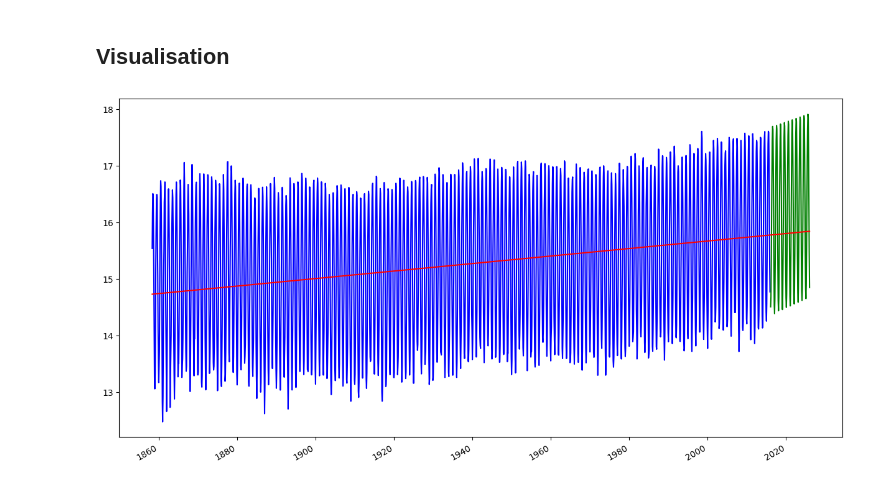
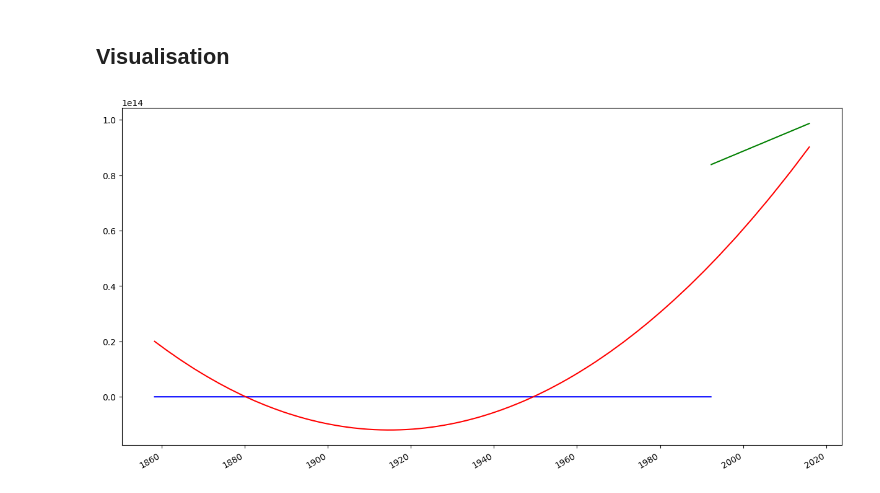
Before and after one commit to vinpap/predict_climate_change, a Jupyter notebook: model.ipynb, the cells around one changed output. Saved outputs shown, nothing was run; the diff lists cells and outputs as text; code cells hidden in the pictures.

```diff
--- a/model.ipynb
+++ b/model.ipynb
@@ -5,9 +5,12 @@ import pandas as pd
 from pmdarima import auto_arima
 from pmdarima.arima import ARIMA
 from pmdarima.model_selection import train_test_split
+from statsmodels.tsa.stattools import adfuller
+from statsmodels.tsa.seasonal import seasonal_decompose
+from sklearn.linear_model import SGDRegressor
 import numpy as np
 import matplotlib.pyplot as plt
 
-SPLIT_DATASET = False # Use this if you want to perform tests on parts of the time series
+SPLIT_DATASET = True # Use this if you want to perform tests on parts of the time series
 DATASET_SPLIT_RATIO = 0.85 # If SPLIT_DATASET, is set to True, defines how much of the data should be used for training
 FORECAST_LENGTH = 120 # Number of forecast samples to generate if SPLIT_DATASET is set to False
@@ -23,14 +46,23 @@ please provide us feedback at https://github.com/pandas-dev/pandas/issues/54466
 ## Chargement des données
 # %%
 data = pd.read_csv("./data/GlobalTemperatures.csv")
-# Getting rid of empty values
-temp = data["LandAndOceanAverageTemperature"].interpolate()[1300:]
+print(data.head())
+# Getting rid of empty values (the first 1300 or so are missing)
+temp = data["LandAndOceanAverageTemperature"].interpolate(limit_direction="backward")[1300:]
 dates = pd.to_datetime(data["dt"])[1300:]
 
 if SPLIT_DATASET:
     TRAINING_SAMPLES_COUNT = int(len(dates) * DATASET_SPLIT_RATIO)
     train, test = train_test_split(temp, train_size=TRAINING_SAMPLES_COUNT)
     train_dates, future_dates = train_test_split(dates, train_size=TRAINING_SAMPLES_COUNT)
+
+
 else:
     train = temp
     train_dates = dates
+
+# Making our series stationary
+train_components = decompose_data(train)
+detrended_train = train.values - train_components["trend"]
+trend_train = pd.Series(train_components["trend"])
+detrended_train = pd.Series(detrended_train).reset_index(drop=True)
@@ -40,8 +74,16 @@ else:
 Paramètres du meilleur modèle :
 Best model:  ARIMA(1,1,1)(2,0,2)[12] intercept
 # %%
+trend_train = trend_train.dropna()
+print(np.array(trend_train.index).reshape(-1, 1))
+print(np.array(trend_train.values))
+
 #model = auto_arima(train, seasonal=True, m=12, trace=True)
 #print(str(model.summary()))
 model = ARIMA(order=(1, 1, 1), seasonal_order=(2, 0, 2, 12))
-model.fit(train)
+model.fit(detrended_train)
+
+# ENTRAÎNER UN MODÈLE DE RÉGRESSION SUR LA TENDANCE ICI :
+trend_model = SGDRegressor()
+trend_model.fit(np.array(trend_train.index).reshape(-1, 1), trend_train.interpolate().values)
 # %% [output]
@@ -50,6 +101,13 @@ ARIMA(order=(1, 1, 1), seasonal_order=(2, 0, 2, 12))
 ## Prédiction
 # %%
 if SPLIT_DATASET:
-    forecasts = model.predict(len(test))  # predict N steps into the future
+    detrended_forecasts = model.predict(len(test))  # predict N steps into the future
+    future_index = np.arange(trend_train.index[-1]+1, trend_train.index[-1]+1 + len(test)).reshape(-1, 1)
+    trend_forecasts = trend_model.predict(future_index)
+
+    forecasts = detrended_forecasts + trend_forecasts
+    print(forecasts)
 else:
     forecasts = model.predict(FORECAST_LENGTH)  # predict 10 years into the future
+
+forecasts = pd.Series(forecasts)
@@ -58,28 +129,28 @@ else:
 # %%
 # Visualize the forecasts (blue=train, green=forecasts)
 plt.figure(figsize=(15,8))
 
 
 if SPLIT_DATASET:
-    x = np.arange(len(temp))
-    trend = np.polyfit(x, pd.concat([train, forecasts]), 1)
+    x = np.arange(len(train) + len(forecasts))
+    trend = np.polyfit(x, pd.concat([train, forecasts]), 2)
 
 else:
     # Generating extra dates for the forecast
     start_date = dates.iloc[-1] + pd.DateOffset(months=1)
     future_dates = pd.date_range(start_date, periods=FORECAST_LENGTH, freq="M").to_series()
     all_dates = pd.concat([dates, future_dates])
-    x = np.arange(len(all_dates))
+    x = np.arange(len(train) + len(forecasts))
     trend = np.polyfit(x, pd.concat([train, forecasts]), 2)
 
 
 
 
 trendpoly = np.poly1d(trend)
 plt.plot(train_dates, train, c='blue')
 plt.plot(future_dates, forecasts, c='green')
 plt.plot(all_dates, trendpoly(x), c="red")
 plt.gcf().autofmt_xdate()
 plt.show()
 # %% [output]
-[figure, old version]
+[figure, new version]
```
Also changed, not shown: parts of 8 cells of this notebook, 4 other files.
